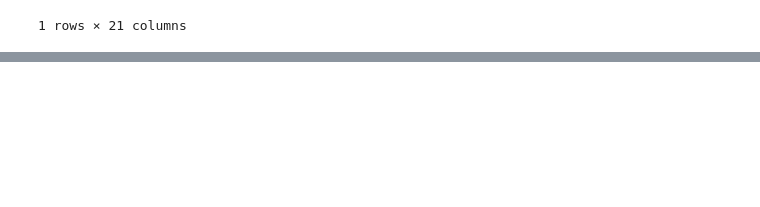
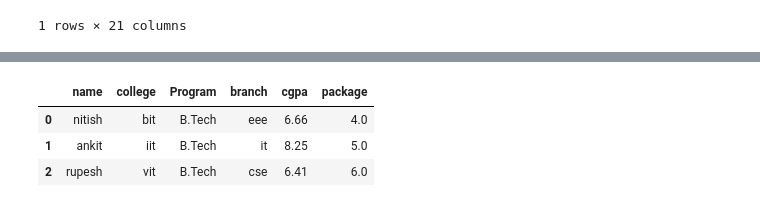
Before and after one commit to InfinityxR9/Python, a Jupyter notebook: ML/pandas.ipynb, the cells around one changed output, grey strips where cells are left out. Drawn from its saved outputs; the diff is of its cells as text; code cells hidden in the pictures; blank space fills up the shorter version.

```diff
--- a/ML/pandas.ipynb
+++ b/ML/pandas.ipynb
@@ -1854,0 +1971,9 @@ kohli_matches[kohli_matches['City'] == 'Delhi'].drop_duplicates(subset=['City'],
+# %%
+# insert (dataframe)
+
+# used to insert a column in the dataframe at a given index location
+# args: loc:position, column:column label,
+#     value:column value (can be scalar, array or series),
+#     allow_duplicates=False: to allow a duplicate column or not
+
+students.insert(2, "Program", "B.Tech")
@@ -1854,0 +1994,16 @@ kohli_matches[kohli_matches['City'] == 'Delhi'].drop_duplicates(subset=['City'],
+# %%
+# copy (series and dataframe)
+
+# creates a copy of the series/dataframe
+# by default deep=True, so that a deepcopy is created
+# changing it won't reflect back in original object
+# deep=False creates a shallow copy
+
+newDf = students.head(3).copy()
+newDf
+# changing newDf won't change students df
+# %% [output]
+|  | name | college | Program | branch | cgpa | package |
+| 0 | nitish | bit | B.Tech | eee | 6.66 | 4.0 |
+| 1 | ankit | iit | B.Tech | it | 8.25 | 5.0 |
+| 2 | rupesh | vit | B.Tech | cse | 6.41 | 6.0 |
```
Also changed, not shown: parts of 9 cells of this notebook, 2 other files.
